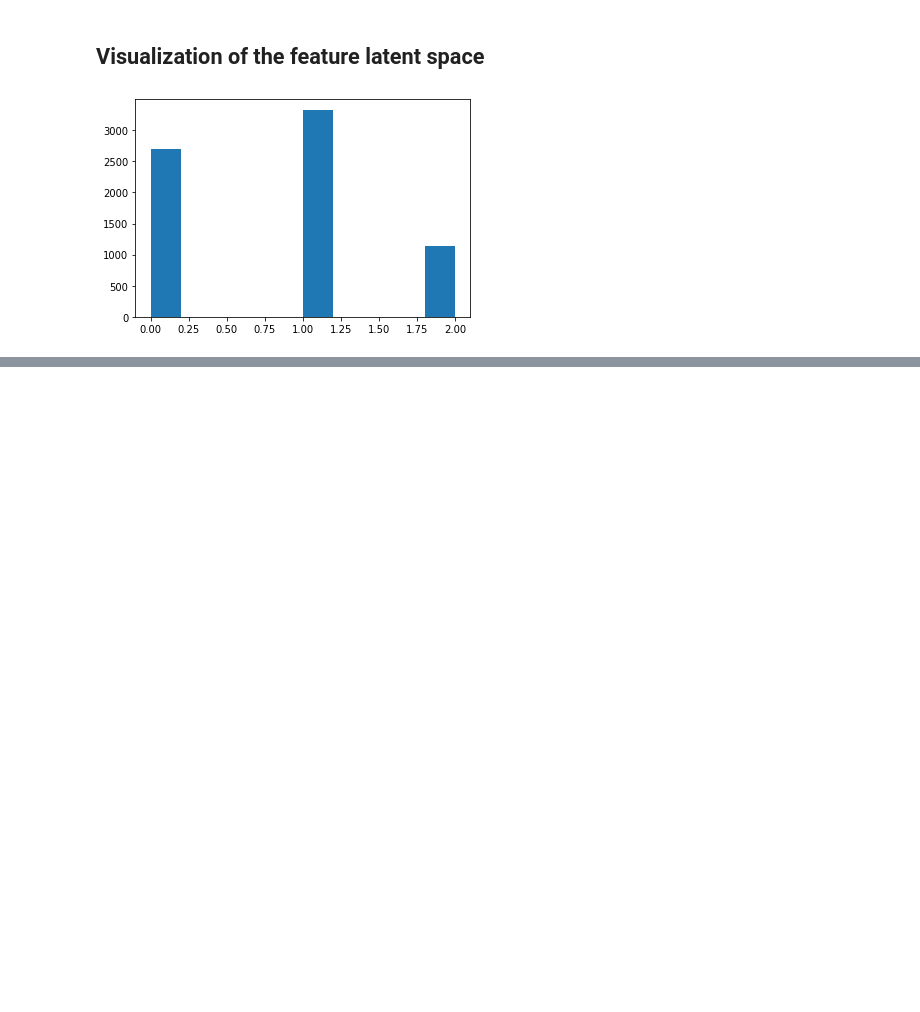
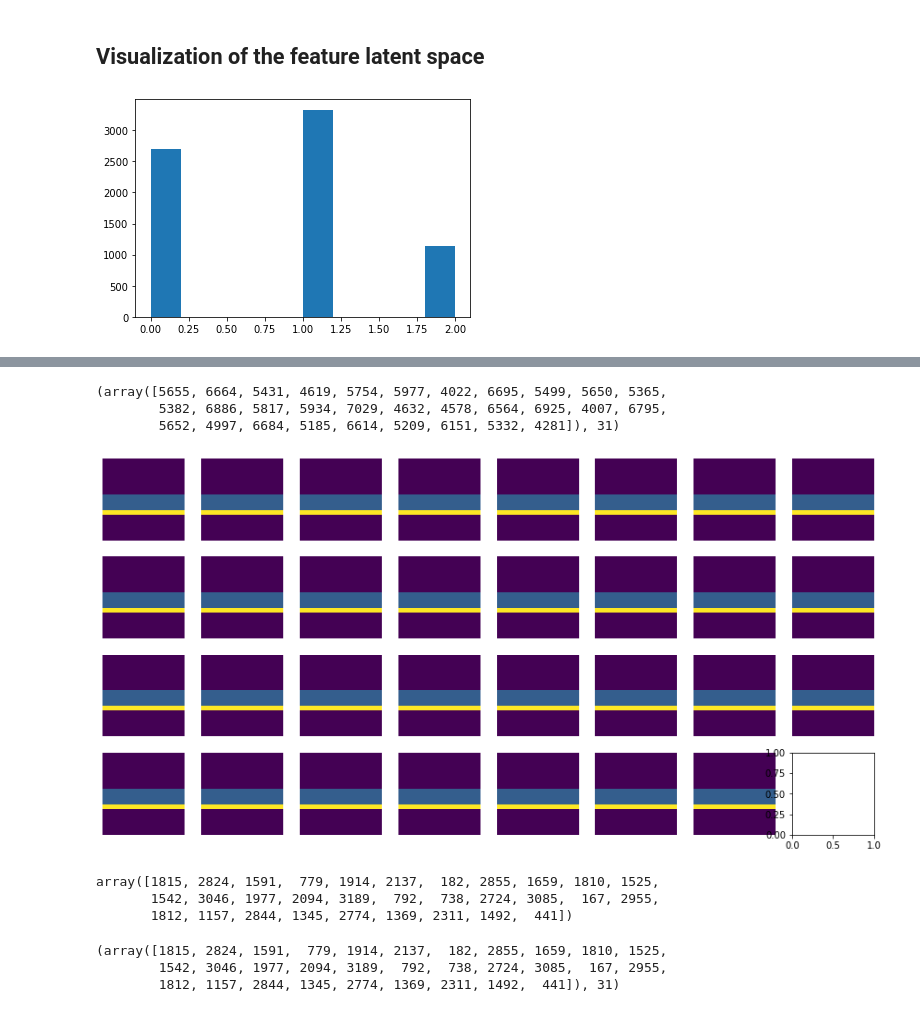
Before and after one commit to zhihanyang2022/GMVAE, a Jupyter notebook: smba_gmvae_3/smba_gmvae_3games.ipynb, the cells around one changed output, grey strips where cells are left out. Saved outputs shown, nothing was run; the diff lists cells and outputs as text; code cells hidden in the pictures; blank space fills up the shorter version.

```diff
--- a/smba_gmvae_3/smba_gmvae_3games.ipynb
+++ b/smba_gmvae_3/smba_gmvae_3games.ipynb
@@ -353,0 +396,29 @@ metrics.cluster_acc(test_labels[:first_n], level_idxs[:first_n])
+# %%
+idxs_3games = random_idxs[tsne_features[X_] < -30]
+idxs_3games, len(idxs_3games)
+# %% [output]
+(array([5655, 6664, 5431, 4619, 5754, 5977, 4022, 6695, 5499, 5650, 5365,
+        5382, 6886, 5817, 5934, 7029, 4632, 4578, 6564, 6925, 4007, 6795,
+        5652, 4997, 6684, 5185, 6614, 5209, 6151, 5332, 4281]), 31)
+# %%
+fig, axs = plt.subplots(4, len(idxs_3games) // 4 + 1, figsize=(15, 7.5))
+axs = axs.flatten()
+for idx, i in enumerate(idxs_3games):
+    axs[idx].matshow(chunks_int[i])
+    axs[idx].axis('off')
+plt.show()
+# %% [output]
+[figure, added]
+# %%
+idxs_megaman = idxs_3games - len(mario_chunks_int) - len(icarus_chunks_int)
+idxs_megaman
+# %% [output]
+array([1815, 2824, 1591,  779, 1914, 2137,  182, 2855, 1659, 1810, 1525,
+       1542, 3046, 1977, 2094, 3189,  792,  738, 2724, 3085,  167, 2955,
+       1812, 1157, 2844, 1345, 2774, 1369, 2311, 1492,  441])
+# %%
+idxs_megaman, len(idxs_megaman)
+# %% [output]
+(array([1815, 2824, 1591,  779, 1914, 2137,  182, 2855, 1659, 1810, 1525,
+        1542, 3046, 1977, 2094, 3189,  792,  738, 2724, 3085,  167, 2955,
+        1812, 1157, 2844, 1345, 2774, 1369, 2311, 1492,  441]), 31)
```
Also changed, not shown: parts of 11 cells of this notebook, 13 other files.
